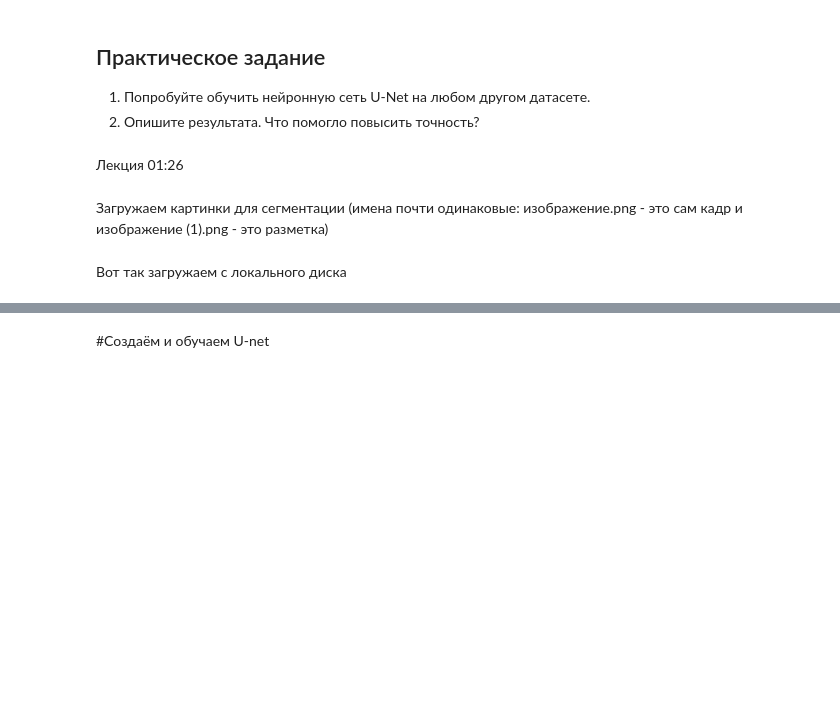
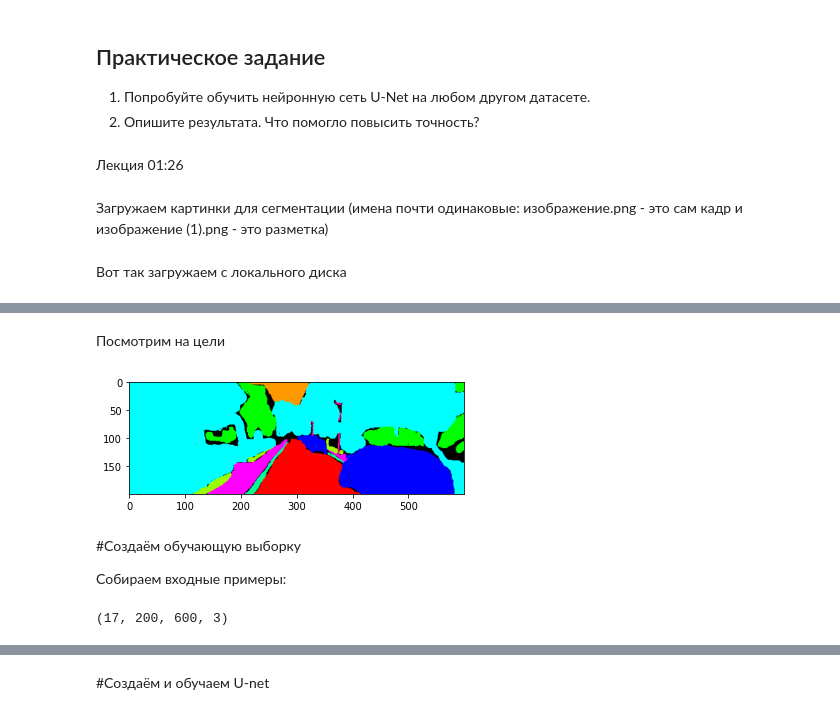
Before and after one commit to djo1006/Introduction_Neural_Networks, a Jupyter notebook: hw_les_6.ipynb, the cells around one changed output, grey strips where cells are left out. Drawn from its saved outputs; the diff is of its cells as text; code cells hidden in the pictures; blank space fills up the shorter version.

```diff
--- a/hw_les_6.ipynb
+++ b/hw_les_6.ipynb
@@ -38,0 +102,11 @@ uploaded = files.upload()
+# %% [markdown]
+Посмотрим на цели
+# %%
+plt.imshow(segments[0].convert('RGBA'))
+plt.show()
+# %% [output]
+[figure, added]
+# %% [markdown]
+#Создаём обучающую выборку
+
+Собираем входные примеры:
@@ -38,0 +121,4 @@ uploaded = files.upload()
+# %%
+print(xTrain_Test.shape)
+# %% [output]
+(17, 200, 600, 3)
```
Also changed, not shown: parts of 29 cells of this notebook.
